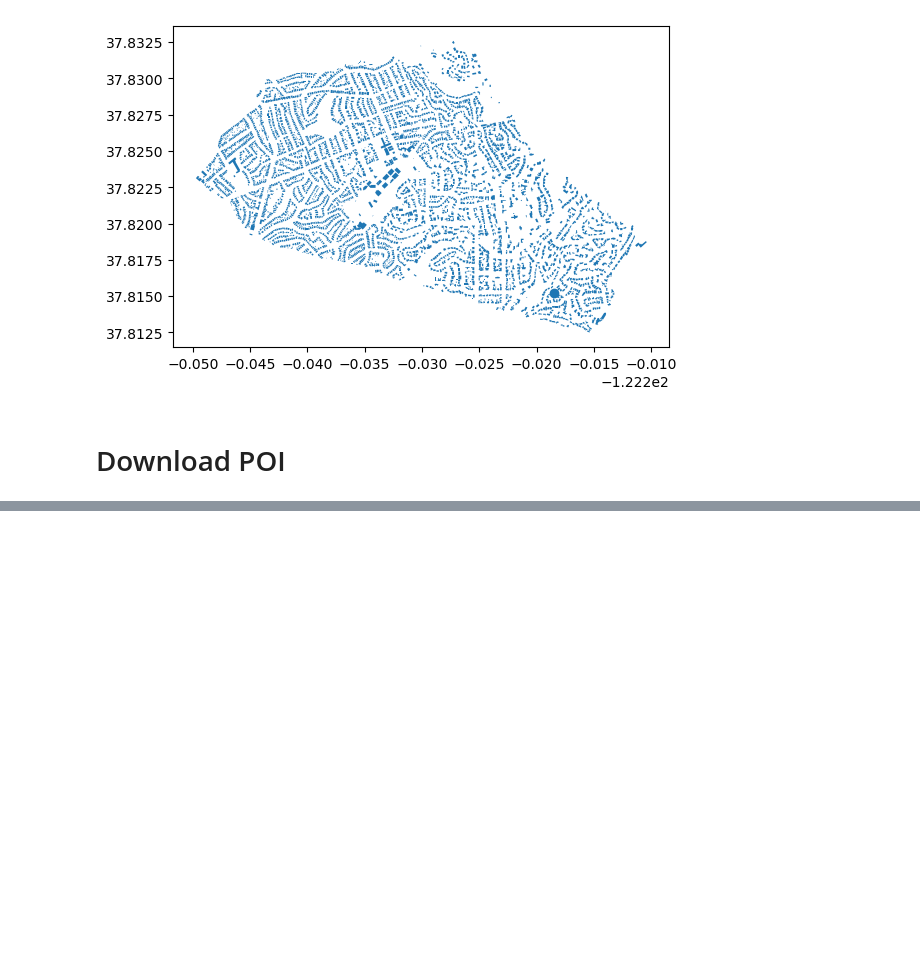
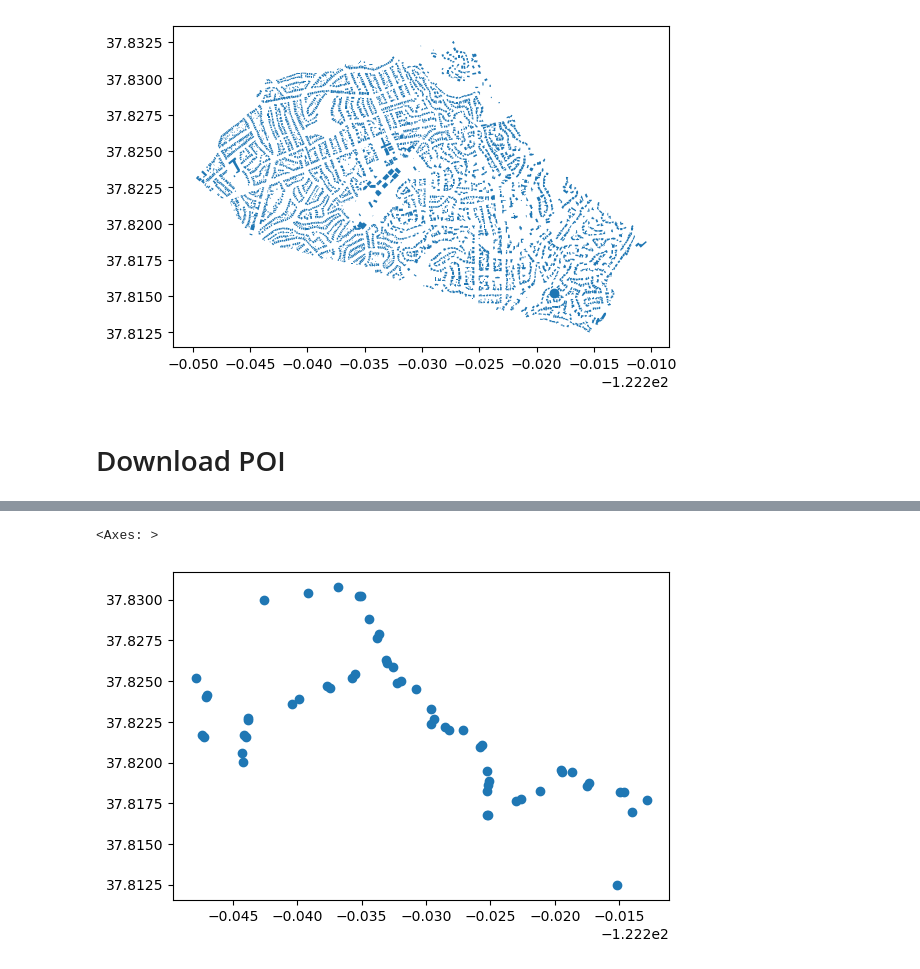
Before and after one commit to brookefzy/pitaya, a Jupyter notebook: StreetNetwork/osmnx.ipynb, the cells around one changed output, grey strips where cells are left out. Drawn from its saved outputs; the diff is of its cells as text; code cells hidden in the pictures; blank space fills up the shorter version.

```diff
--- a/StreetNetwork/osmnx.ipynb
+++ b/StreetNetwork/osmnx.ipynb
@@ -118,0 +138,5 @@ gdf[gdf["amenity"] == "bank"].dropna(axis=1, how="any")
+# %%
+gdf[gdf["highway"] == "bus_stop"].plot()
+# %% [output]
+<Axes: >
+[figure, added]
```
Also changed, not shown: parts of 4 cells of this notebook.
